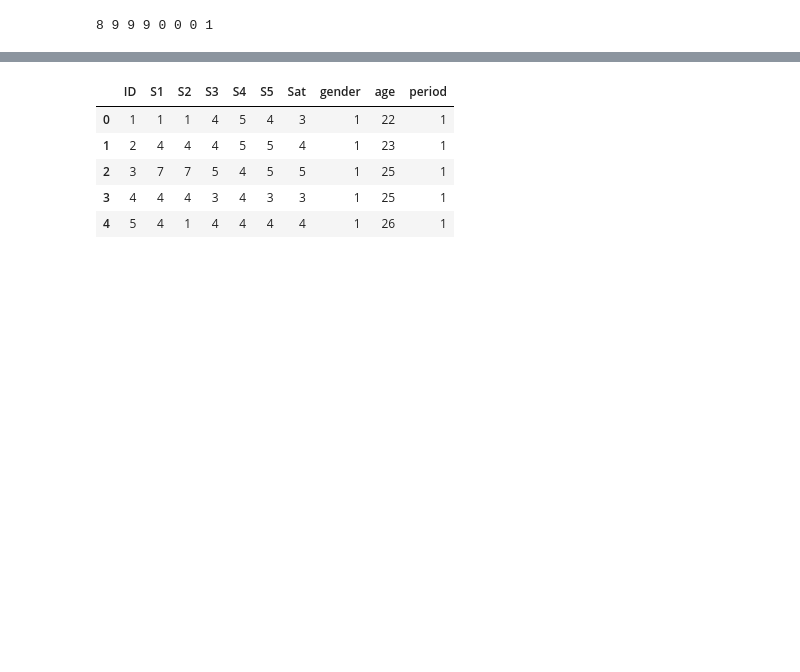
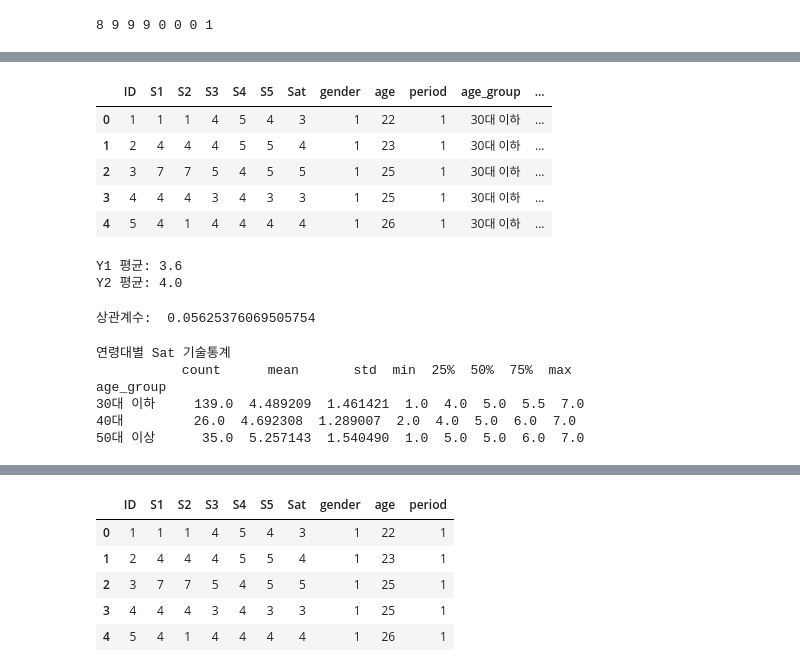
Before and after one commit to va4756/bigdata_raejung, a Jupyter notebook: social_data_anlaly_01.ipynb, the cells around one changed output, grey strips where cells are left out. Saved outputs shown, nothing was run; the diff lists cells and outputs as text; code cells hidden in the pictures; blank space fills up the shorter version.

```diff
--- a/social_data_anlaly_01.ipynb
+++ b/social_data_anlaly_01.ipynb
@@ -308,0 +282,28 @@ print(f"Sat = {coef[0]:.3f} + {coef[1]:.3f}*Y1 + {coef[2]:.3f}*Y2 + {coef[3]:.3f
+# %%
+# 직무내적(Y1): S1,S2,S3
+df['Y1'] = df[['S1', 'S2', 'S3']].mean(axis=1)
+
+# 직무외적(Y2): S4,S5_rev
+df['Y2'] = df[['S4', 'S5_rev']].mean(axis=1)
+
+df.head()
+# %% [output]
+|  | ID | S1 | S2 | S3 | S4 | S5 | Sat | gender | age | period | age_group | ... |
+| 0 | 1 | 1 | 1 | 4 | 5 | 4 | 3 | 1 | 22 | 1 | 30대 이하 | ... |
+| 1 | 2 | 4 | 4 | 4 | 5 | 5 | 4 | 1 | 23 | 1 | 30대 이하 | ... |
+| 2 | 3 | 7 | 7 | 5 | 4 | 5 | 5 | 1 | 25 | 1 | 30대 이하 | ... |
+| 3 | 4 | 4 | 4 | 3 | 4 | 3 | 3 | 1 | 25 | 1 | 30대 이하 | ... |
+| 4 | 5 | 4 | 1 | 4 | 4 | 4 | 4 | 1 | 26 | 1 | 30대 이하 | ... |
+# %%
+# (1) 평균
+print("Y1 평균:", round(df['Y1'].mean(), 1))
+print("Y2 평균:", round(df['Y2'].mean(), 1))
+# %% [output]
+Y1 평균: 3.6
+Y2 평균: 4.0
+# %%
+# (2) 상관계수
+corr = df['Y1'].corr(df['Y2'])
+print("상관계수: ", corr)
+# %% [output]
+상관계수:  0.05625376069505754
@@ -308,0 +318,11 @@ print(f"Sat = {coef[0]:.3f} + {coef[1]:.3f}*Y1 + {coef[2]:.3f}*Y2 + {coef[3]:.3f
+# %%
+# (2) 기술통계
+print("연령대별 Sat 기술통계")
+print(df.groupby('age_group')['Sat'].describe())
+# %% [output]
+연령대별 Sat 기술통계
+           count      mean       std  min  25%  50%  75%  max
+age_group
+30대 이하     139.0  4.489209  1.461421  1.0  4.0  5.0  5.5  7.0
+40대         26.0  4.692308  1.289007  2.0  4.0  5.0  6.0  7.0
+50대 이상      35.0  5.257143  1.540490  1.0  5.0  5.0  6.0  7.0
```
Also changed, not shown: parts of 21 cells of this notebook.
